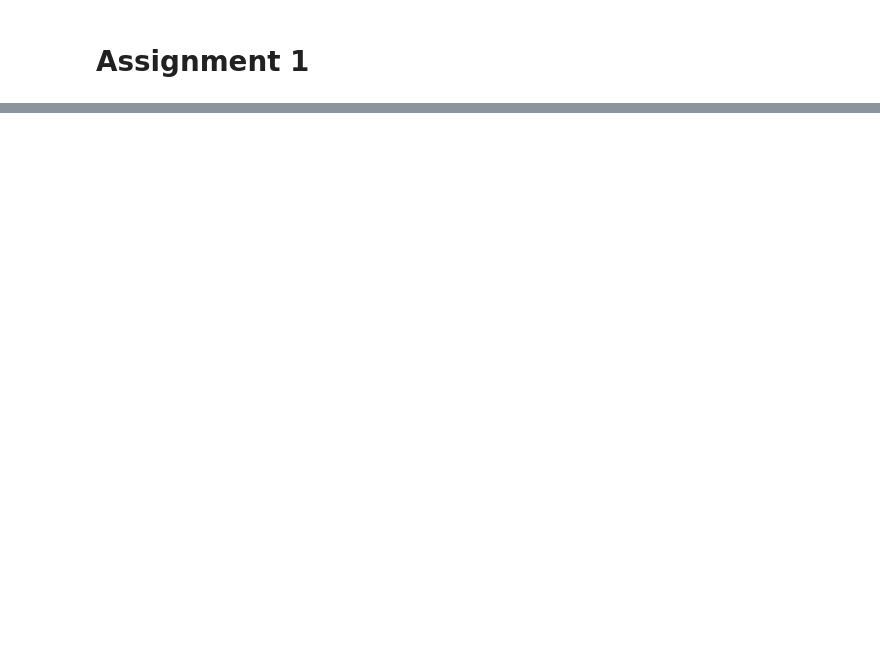
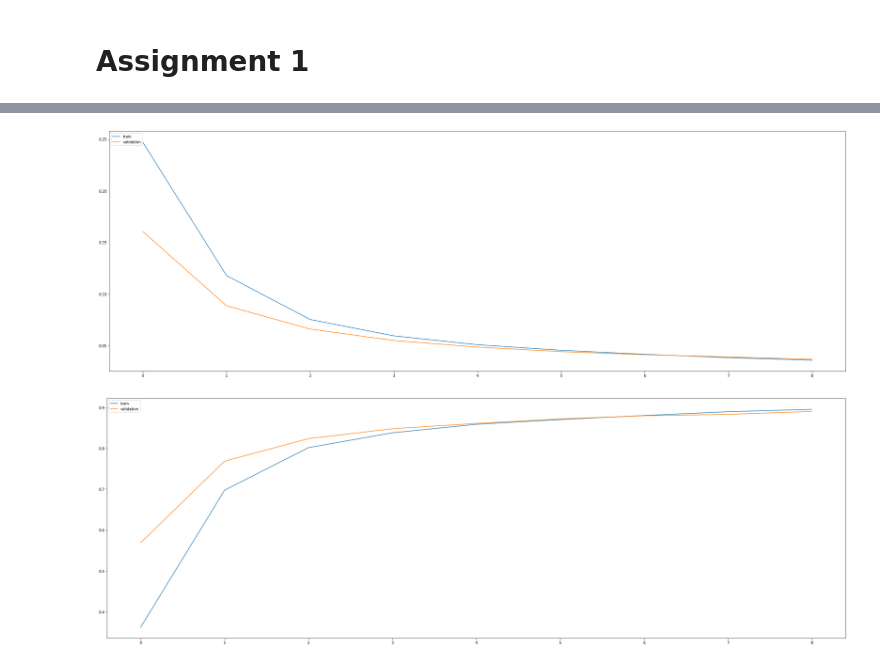
Before and after one commit to DanieleBaiocco/IPCV_assignment1, a Jupyter notebook: Assignment1.ipynb, the cells around one changed output, grey strips where cells are left out. Saved outputs shown, nothing was run; the diff lists cells and outputs as text; code cells hidden in the pictures; blank space fills up the shorter version.

```diff
--- a/Assignment1.ipynb
+++ b/Assignment1.ipynb
@@ -556,0 +778,6 @@ NameError: ignored
+# %%
+gru_model.compile(loss='categorical_crossentropy', optimizer = Adam(), metrics=["accuracy"])
+# %%
+# Build the model with the optimal hyperparameters and train it on the data for 50 epochs
+gru_model.summary()
+gru_history = gru_model.fit(enc_X_train, enc_y_train, batch_size=32, epochs=50, validation_data=(enc_X_val, enc_y_val), callbacks=[gru_early_stopping])
@@ -644,0 +837,6 @@ disp.plot(ax=ax)
+# %%
+plot_history(gru_history, ['loss','val_loss'], gru_early_stopping)
+plot_history(gru_history, ['accuracy','val_accuracy'], gru_early_stopping)
+# %% [output]
+[figure, added]
+[figure, added]
```
Also changed, not shown: parts of 107 cells of this notebook.
